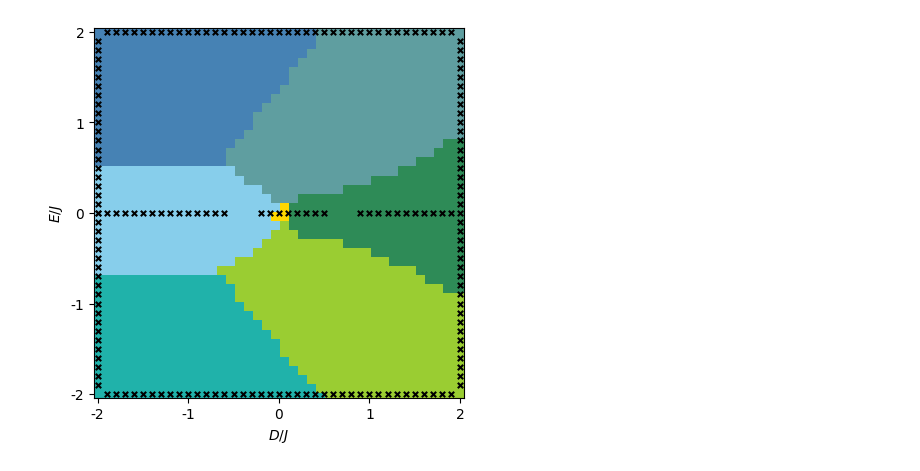
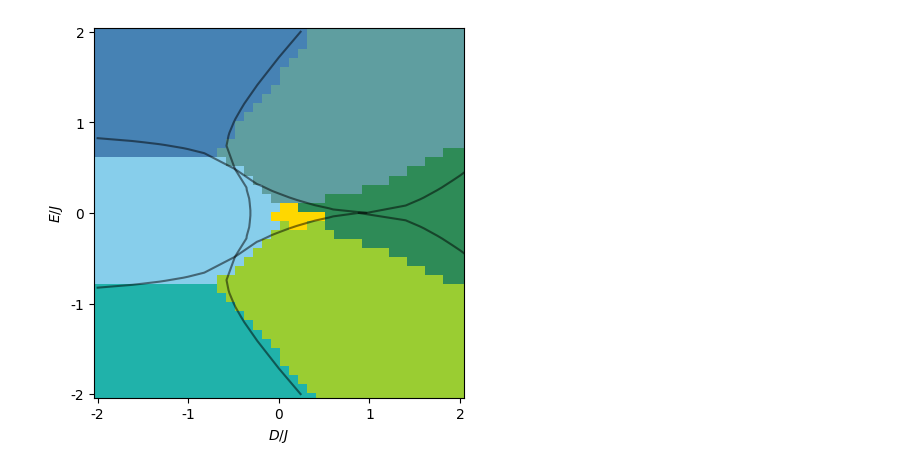
Before and after one commit to mehrankhosrojerdi/4th_project_with_UCL, a Jupyter notebook: supervised learning/partial_density.ipynb, the cells around one changed output. Saved outputs shown, nothing was run; the diff lists cells and outputs as text; code cells hidden in the pictures.

```diff
--- a/supervised learning/partial_density.ipynb
+++ b/supervised learning/partial_density.ipynb
@@ -4,9 +7,9 @@ import matplotlib.pyplot as plt
 from Haldane_anis_supervise_class import *
 from partial import *
 # %%
-L = 51  # number of particles must be odd
-keep = [25, 26, 27] # keep the part that we wanna do partial trace over that
-bond = 50  # reasonable amount
+L = 5  # number of particles must be odd
+keep = [2,3,4] # keep the part that we wanna do partial trace over that
+bond = 10  # reasonable amount
 p = partial(L, keep, bond)
 # %%
 dataset = p.generate_dataset()
@@ -122,33 +183,45 @@ r = mat.shape[0]
 c = mat.shape[1]
 dx = 4/r
 dy = 4/c
 
 for j in range(c):
     for i in range(r):
         if mat[j,i] == 1:
             plt.scatter((i*dx)+dx/2,(j*dy)+dy/2,marker = 's', color = 'steelblue',s=320, edgecolors='none')
         elif mat[j,i] == 2:
             plt.scatter((i*dx)+dx/2,(j*dy)+dy/2,marker = 's', color ='lightseagreen',s =320,  edgecolors='none')
         elif mat[j,i] == 3:
             plt.scatter((i*dx)+dx/2,(j*dy)+dy/2,marker = 's', color ='skyblue',s =320,  edgecolors='none')
         elif mat[j,i] == 4:
             plt.scatter((i*dx)+dx/2,(j*dy)+dy/2,marker = 's', color ='yellowgreen',s =320,  edgecolors='none')
         elif mat[j,i] == 5:
             plt.scatter((i*dx)+dx/2,(j*dy)+dy/2,marker = 's', color ='seagreen',s =320,  edgecolors='none')
         elif mat[j,i] == 6:
             plt.scatter((i*dx)+dx/2,(j*dy)+dy/2,marker = 's', color ='cadetblue',s =320,  edgecolors='none')
         elif mat[j,i] == 7:
             plt.scatter((i*dx)+dx/2,(j*dy)+dy/2,marker = 's', color ='gold',s =320,  edgecolors='none')
 
-plt.scatter(points[:, 0]+2, points[:, 1]+2, marker='x',color='black', s=15)
-plt.gca().set_aspect('equal')
+x1 = first_part['x']+2
+y1 = first_part['y']+2
+plt.plot(x1,y1,'-',color='black', alpha = 0.5)
+
+x2 = second_part['x']+2
+y2 = second_part['y']+2
+plt.plot(x2, y2, '-', color = 'black', alpha = 0.5)
+
+x3 = third_part['x']+2
+y3 = third_part['y']+2
+plt.plot(x3, y3, '-', color = 'black', alpha = 0.5)
+
+plt.axis('square')
 plt.xlim([-0.04,4.04])
 plt.ylim([-0.04,4.04])
 plt.xticks([0,1,2,3,4],[-2,-1,0,1,2])
 plt.yticks([0,1,2,3,4],[-2,-1,0,1,2])
+
 plt.xlabel('$D/J$')
 plt.ylabel('$E/J$')
 plt.savefig('anisotropic_Haldan_svm.png')
 plt.show()
 # %% [output]
-[figure, old version]
+[figure, new version]
```
Also changed, not shown: parts of 7 cells of this notebook, 15 other files.
